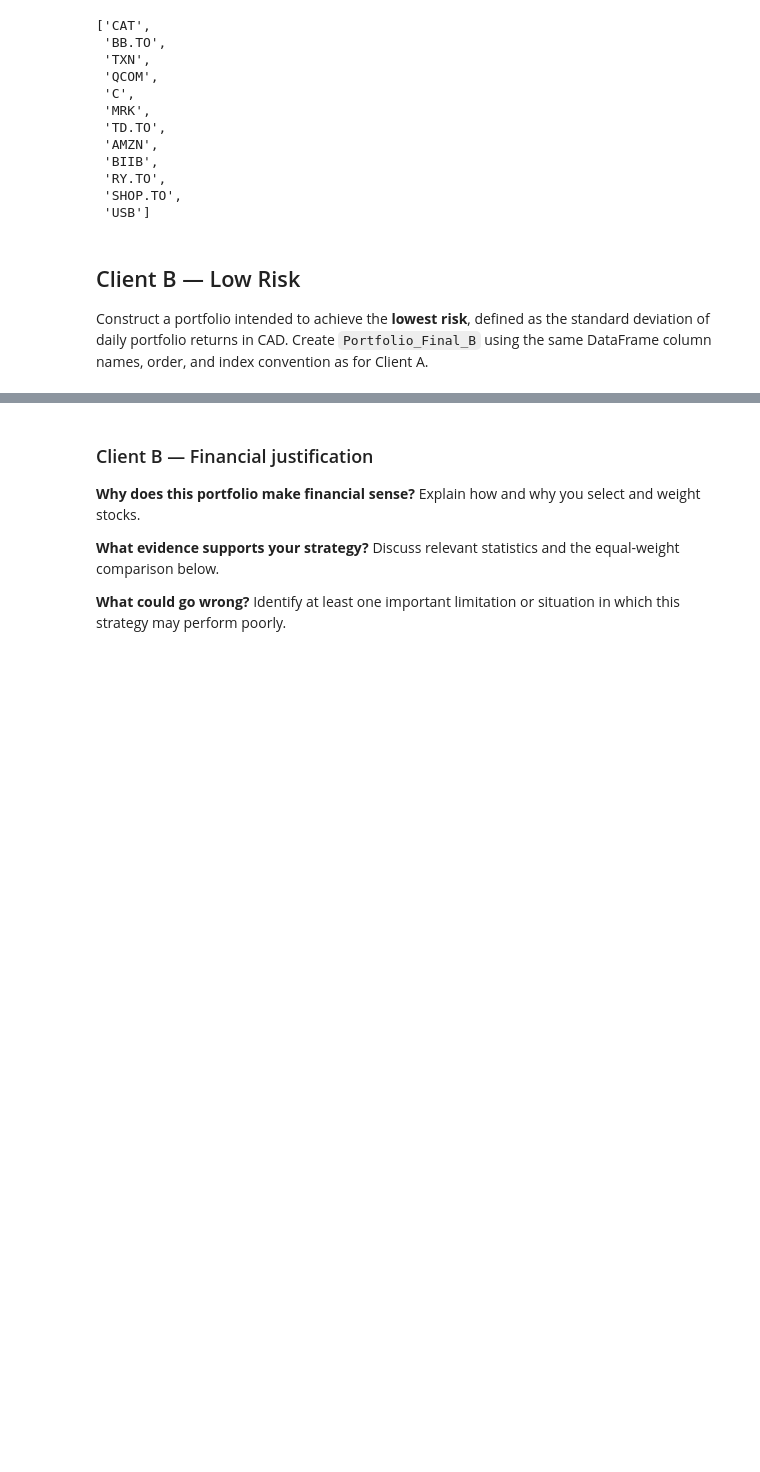
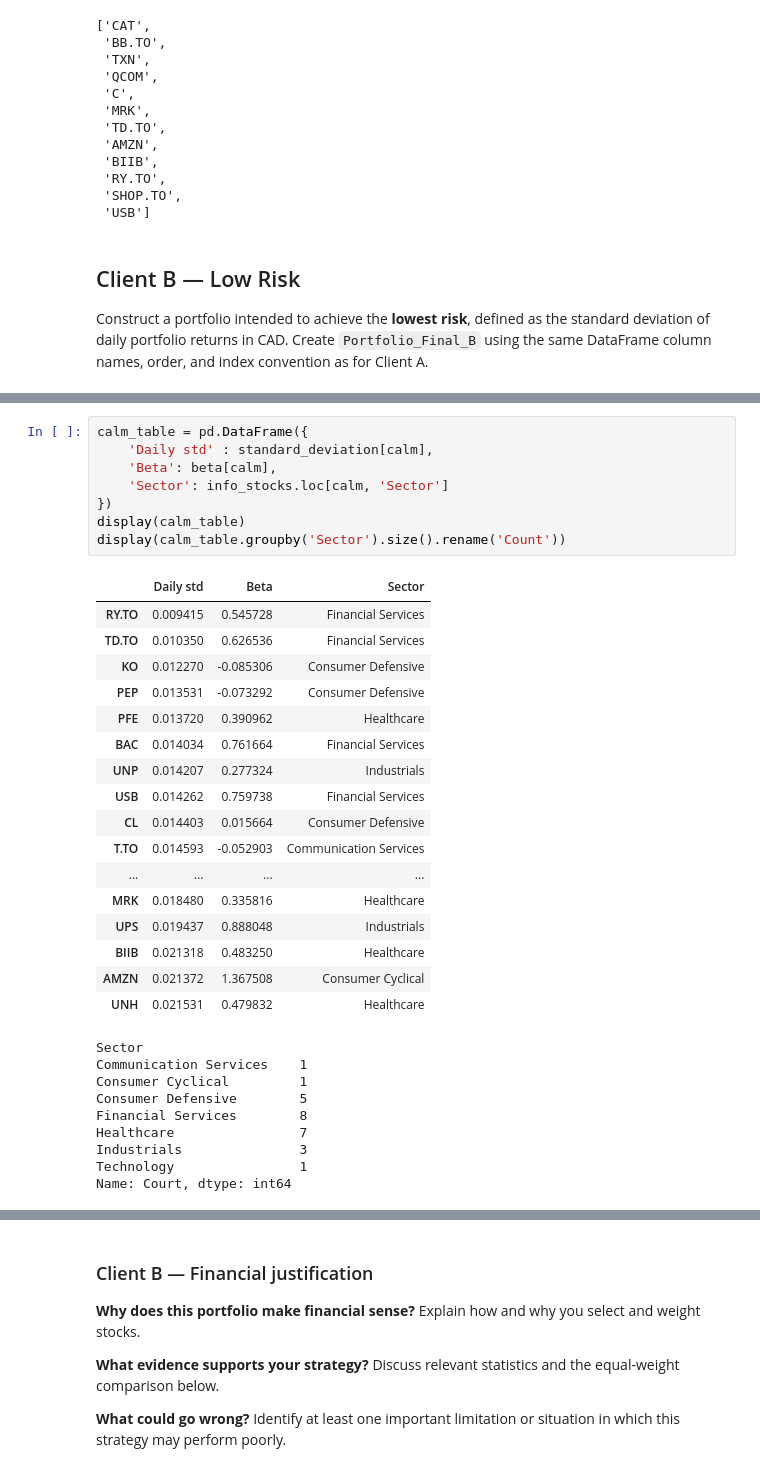
Before and after one commit to McMuf/cfmtrading08, a Jupyter notebook: Team_12_Assignment_2026.ipynb, the cells around one changed output, grey strips where cells are left out. Saved outputs shown, nothing was run; the diff lists cells and outputs as text; blank space fills up the shorter version.

```diff
--- a/Team_12_Assignment_2026.ipynb
+++ b/Team_12_Assignment_2026.ipynb
@@ -404,0 +401,35 @@ Construct a portfolio intended to achieve the **lowest risk**, defined as the st
+# %%
+calm_table = pd.DataFrame({
+    'Daily std' : standard_deviation[calm],
+    'Beta': beta[calm],
+    'Sector': info_stocks.loc[calm, 'Sector']
+})
+display(calm_table)
+display(calm_table.groupby('Sector').size().rename('Count'))
+# %% [output]
+|  | Daily std | Beta | Sector |
+| RY.TO | 0.009415 | 0.545728 | Financial Services |
+| TD.TO | 0.010350 | 0.626536 | Financial Services |
+| KO | 0.012270 | -0.085306 | Consumer Defensive |
+| PEP | 0.013531 | -0.073292 | Consumer Defensive |
+| PFE | 0.013720 | 0.390962 | Healthcare |
+| BAC | 0.014034 | 0.761664 | Financial Services |
+| UNP | 0.014207 | 0.277324 | Industrials |
+| USB | 0.014262 | 0.759738 | Financial Services |
+| CL | 0.014403 | 0.015664 | Consumer Defensive |
+| T.TO | 0.014593 | -0.052903 | Communication Services |
+| ... | ... | ... | ... |
+| MRK | 0.018480 | 0.335816 | Healthcare |
+| UPS | 0.019437 | 0.888048 | Industrials |
+| BIIB | 0.021318 | 0.483250 | Healthcare |
+| AMZN | 0.021372 | 1.367508 | Consumer Cyclical |
+| UNH | 0.021531 | 0.479832 | Healthcare |
+Sector
+Communication Services    1
+Consumer Cyclical         1
+Consumer Defensive        5
+Financial Services        8
+Healthcare                7
+Industrials               3
+Technology                1
+Name: Court, dtype: int64
```
Also changed, not shown: parts of 15 cells of this notebook.
